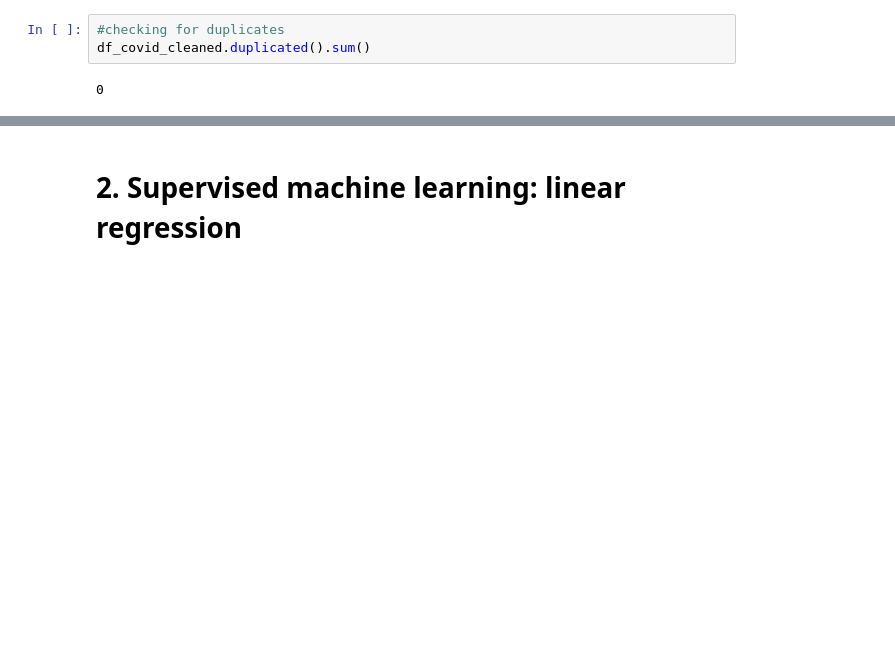
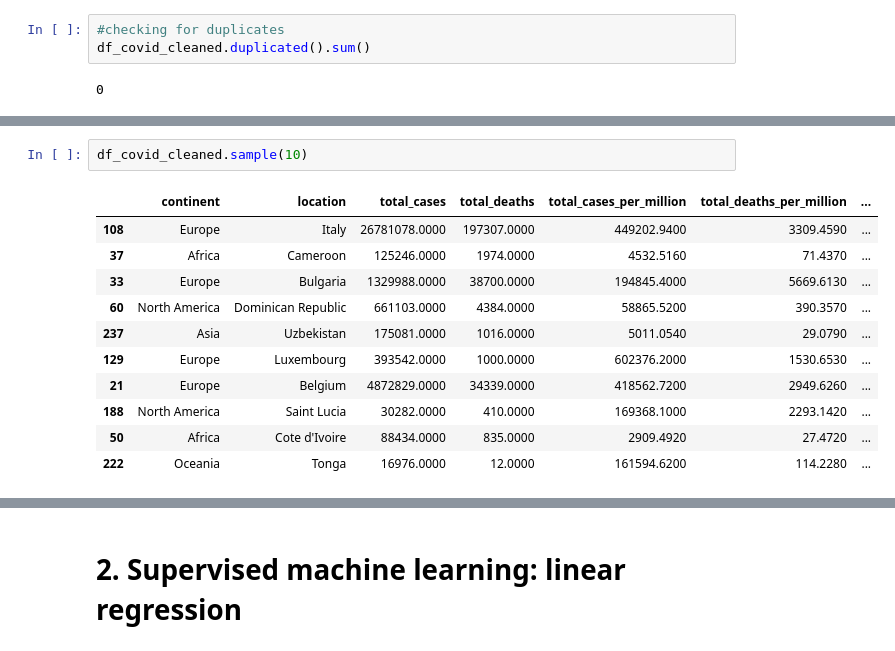
Before and after one commit to Juvenaawh/BI-Group7, a Jupyter notebook: MP3/Covid-MP3.ipynb, the cells around one changed output, grey strips where cells are left out. Drawn from its saved outputs; the diff is of its cells as text; blank space fills up the shorter version.

```diff
--- a/MP3/Covid-MP3.ipynb
+++ b/MP3/Covid-MP3.ipynb
@@ -371,0 +451,14 @@ df_covid_cleaned.duplicated().sum()
+# %%
+df_covid_cleaned.sample(10)
+# %% [output]
+|  | continent | location | total_cases | total_deaths | total_cases_per_million | total_deaths_per_million | ... |
+| 108 | Europe | Italy | 26781078.0000 | 197307.0000 | 449202.9400 | 3309.4590 | ... |
+| 37 | Africa | Cameroon | 125246.0000 | 1974.0000 | 4532.5160 | 71.4370 | ... |
+| 33 | Europe | Bulgaria | 1329988.0000 | 38700.0000 | 194845.4000 | 5669.6130 | ... |
+| 60 | North America | Dominican Republic | 661103.0000 | 4384.0000 | 58865.5200 | 390.3570 | ... |
+| 237 | Asia | Uzbekistan | 175081.0000 | 1016.0000 | 5011.0540 | 29.0790 | ... |
+| 129 | Europe | Luxembourg | 393542.0000 | 1000.0000 | 602376.2000 | 1530.6530 | ... |
+| 21 | Europe | Belgium | 4872829.0000 | 34339.0000 | 418562.7200 | 2949.6260 | ... |
+| 188 | North America | Saint Lucia | 30282.0000 | 410.0000 | 169368.1000 | 2293.1420 | ... |
+| 50 | Africa | Cote d'Ivoire | 88434.0000 | 835.0000 | 2909.4920 | 27.4720 | ... |
+| 222 | Oceania | Tonga | 16976.0000 | 12.0000 | 161594.6200 | 114.2280 | ... |
```
Also changed, not shown: parts of 27 cells of this notebook.
